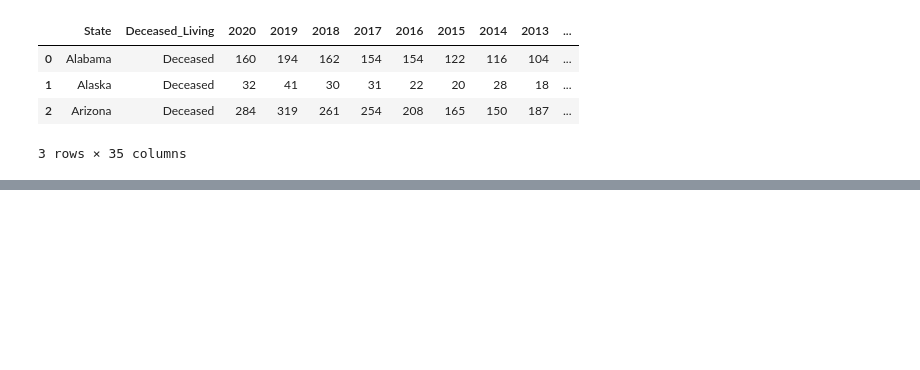
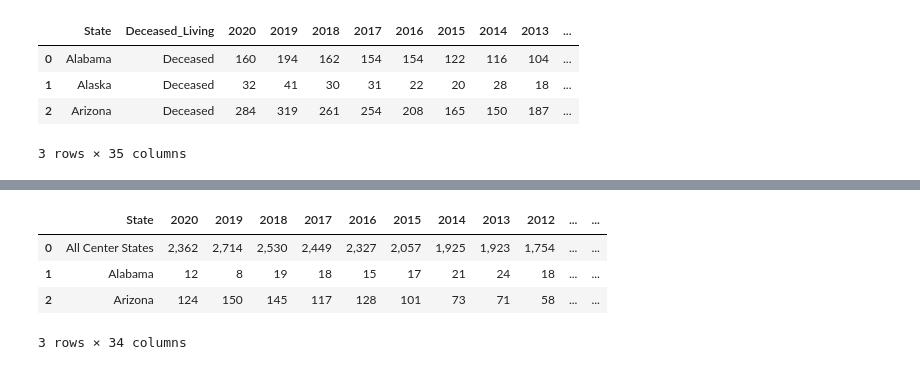
Before and after one commit to Lbrady1025/OPTN-analysis, a Jupyter notebook: csv_to_sql.ipynb, the cells around one changed output, grey strips where cells are left out. Cells and saved outputs as stored; diff of their text form; code cells hidden in the pictures; blank space fills up the shorter version.

```diff
--- a/csv_to_sql.ipynb
+++ b/csv_to_sql.ipynb
@@ -35,2 +116,12 @@ transplant_state_lung.head(3)
+# %%
+#rename unnamed
+transplant_state_lung = transplant_state_lung.rename(columns={"Unnamed: 0": "State"})
+transplant_state_lung.head(3)
+# %% [output]
+|  | State | 2020 | 2019 | 2018 | 2017 | 2016 | 2015 | 2014 | 2013 | 2012 | ... | ... |
+| 0 | All Center States | 2,362 | 2,714 | 2,530 | 2,449 | 2,327 | 2,057 | 1,925 | 1,923 | 1,754 | ... | ... |
+| 1 | Alabama | 12 | 8 | 19 | 18 | 15 | 17 | 21 | 24 | 18 | ... | ... |
+| 2 | Arizona | 124 | 150 | 145 | 117 | 128 | 101 | 73 | 71 | 58 | ... | ... |
+3 rows × 34 columns
 # %%
 waiting_time.head(3)
```
Also changed, not shown: parts of 15 cells of this notebook.
